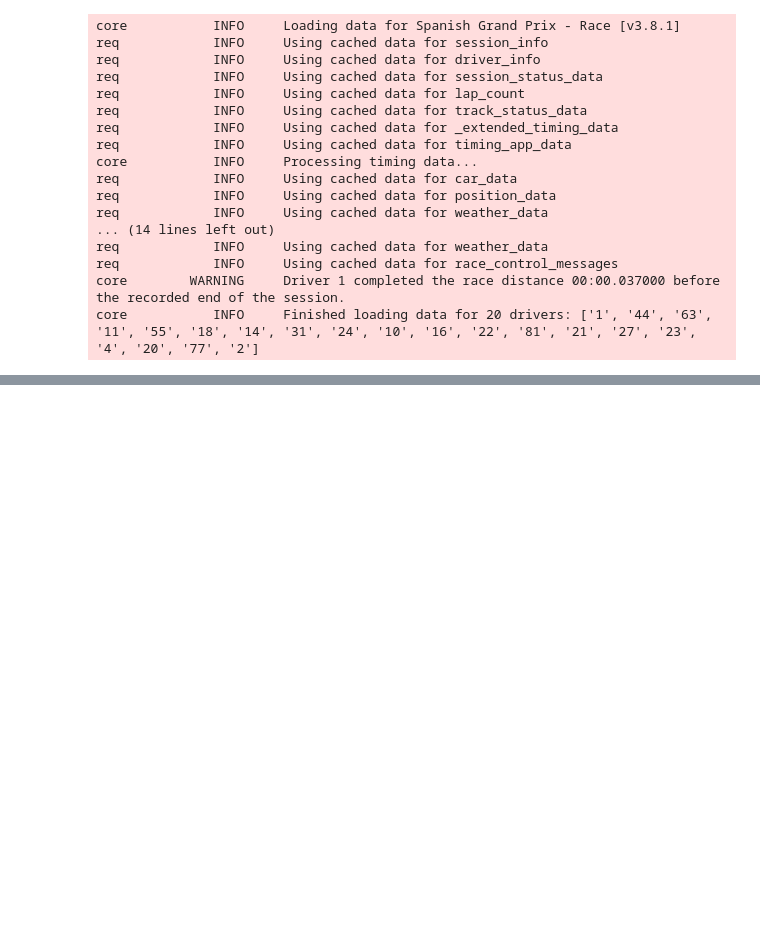
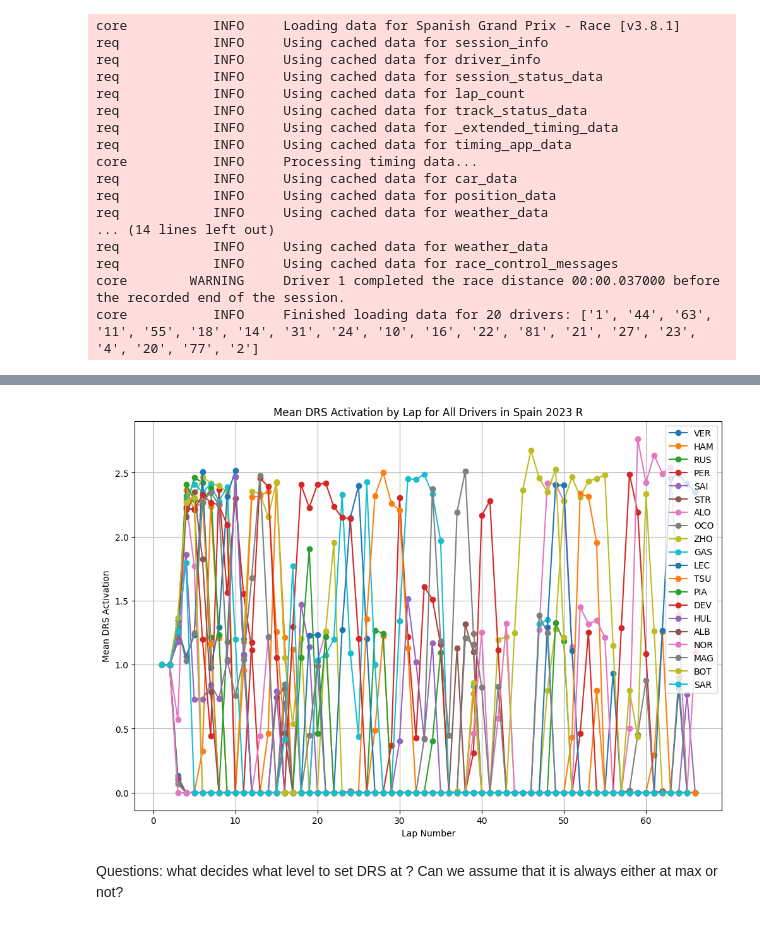
Before and after one commit to Abhaybhabhu/MDM3---F1, a Jupyter notebook: notebooks/drs_dataset_exploration.ipynb, the cells around one changed output, grey strips where cells are left out. Drawn from its saved outputs; the diff is of its cells as text; code cells hidden in the pictures; blank space fills up the shorter version.

```diff
--- a/notebooks/drs_dataset_exploration.ipynb
+++ b/notebooks/drs_dataset_exploration.ipynb
@@ -248,0 +249,17 @@ Index(['Date', 'RPM', 'Speed', 'nGear', 'Throttle', 'Brake', 'DRS', 'Source',
+# %%
+# plot the mean DRS activation by lap for all drivers
+plt.figure(figsize=(12, 8))
+for driver in driver_list:
+    driver_data = car_data_df[car_data_df['Driver'] == driver]
+    drs_activation_by_lap = driver_data.groupby('LapNumber')['DRS'].mean()
+    plt.plot(drs_activation_by_lap.index, drs_activation_by_lap.values, marker='o', label=driver)
+plt.xlabel('Lap Number')
+plt.ylabel('Mean DRS Activation')
+plt.title(f'Mean DRS Activation by Lap for All Drivers in {GP} {YEAR} {SESSION}')
+plt.legend()
+plt.grid()
+plt.show()
+# %% [output]
+[figure, added]
+# %% [markdown]
+Questions: what decides what level to set DRS at ? Can we assume that it is always either at max or not?
```
Also changed, not shown: parts of 1 cell of this notebook.
